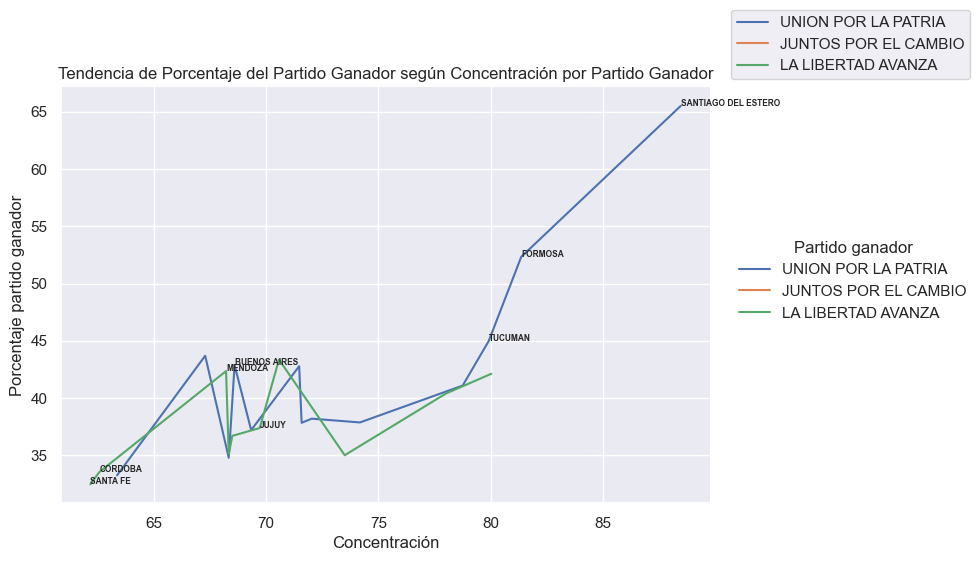
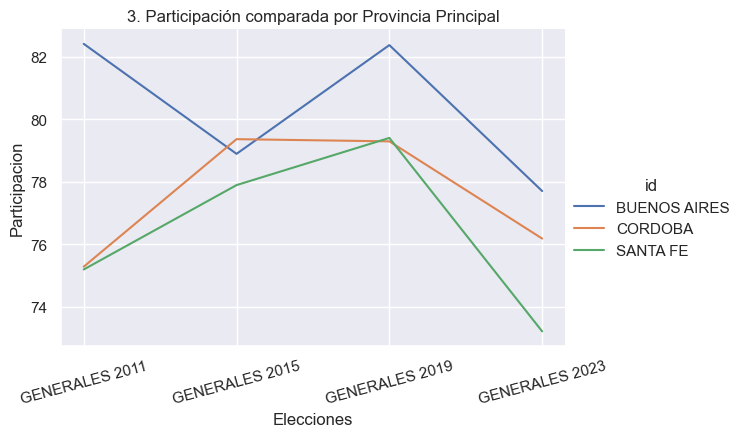
Code edit (unified diff) that turned the first committed figure into the second:
--- before
+++ after
@@ -1,16 +1,5 @@
 # Agregamos hue para ver una línea de tendencia por cada fuerza política
-sns.relplot(x='Concentración', 
-            y='Porcentaje partido ganador', 
-            kind='line', 
-            hue='Partido ganador', 
-            data=df_elecciones, 
-            height=5, 
-            aspect=1.5)
-# Elegimos algunas provincias que queremos que tengan la etiqueta de texto - OPCIONAL
-provincias_a_marcar = ['BUENOS AIRES', 'CORDOBA', 'SANTA FE', 'MENDOZA', 'FORMOSA', 'CABA', 'JUJUY', 'TUCUMAN', 'SANTIAGO DEL ESTERO']
-for _, fila in df_elecciones.iterrows():
-    if fila['Provincia'] in provincias_a_marcar:
-        plt.text(fila['Concentración'], fila['Porcentaje partido ganador'], fila['Provincia'], fontsize=6, fontweight='bold')        
-        plt.legend(bbox_to_anchor=(1.02, 1))
-plt.title('Tendencia de Porcentaje del Partido Ganador según Concentración por Partido Ganador')
+sns.relplot(x='Elecciones', y='Participacion', kind='line', hue='id', data=df_4provincias, height=4, aspect=1.5)
+plt.title('3. Participación comparada por Provincia Principal')
+plt.xticks(rotation=15)
 plt.show()

Commit: Almost